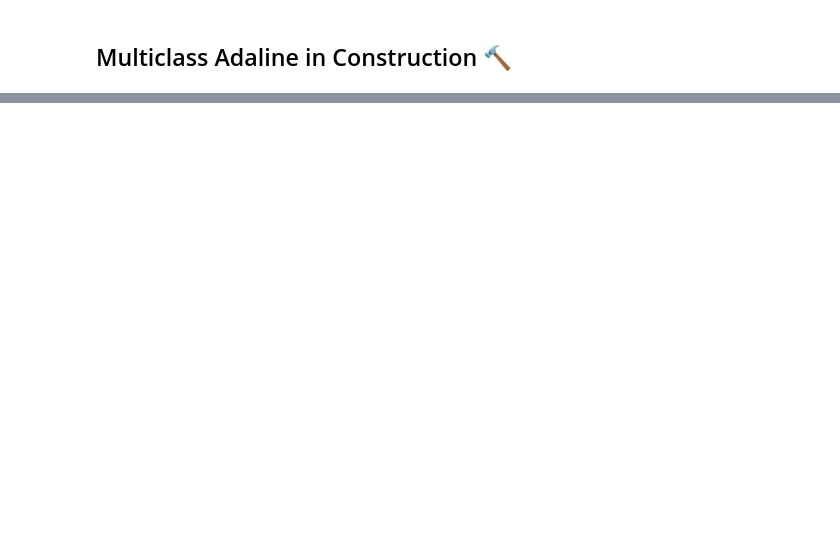
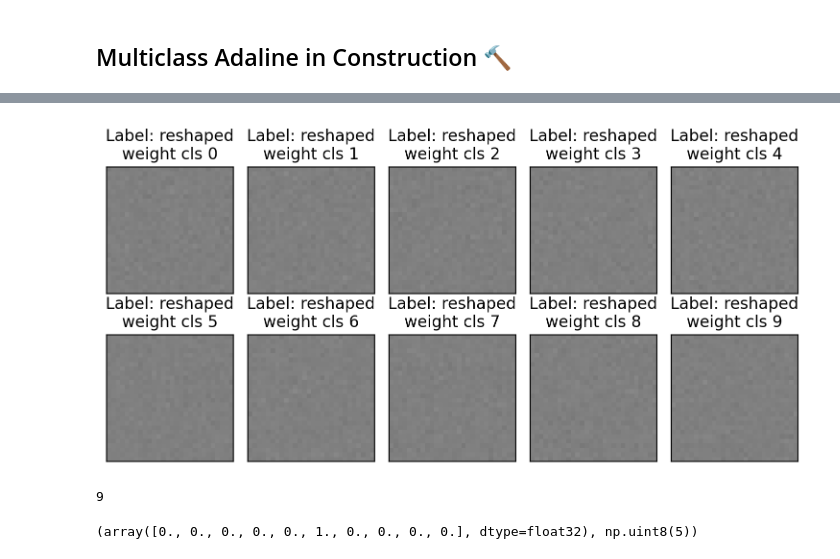
Before and after one commit to lukasGeisseler/Neural_Networks_in_Numpy, a Jupyter notebook: 03_Adaline.ipynb, the cells around one changed output, grey strips where cells are left out. Cells and saved outputs as stored; diff of their text form; code cells hidden in the pictures; blank space fills up the shorter version.

```diff
--- a/03_Adaline.ipynb
+++ b/03_Adaline.ipynb
@@ -287,0 +366,47 @@ plot_examples(
+# %%
+plot_examples(
+    initialize_randn_weights(784, 10, 0, 0.5, 0.01).reshape(10, 28, 28),
+    [f"reshaped\nweight cls {i}" for i in range(10)],
+    num_col=5,
+    num_row=2,
+    vmin=0,
+    vmax=1,
+)
+# %% [output]
+[figure, added]
+# %%
+predict(
+    normalize(train_images[0], 0, 1).flatten(),
+    weights,
+    backward=False,
+)
+# %% [output]
+9
+# %%
+def one_hot_encoding(y: np.ndarray, num_labels: int = 10) -> np.ndarray:
+    """one_hot_encoding assigns the one hot encoding according to the classes.
+
+    Args:
+        y (np.ndarray): np.ndarray of the class labels
+        num_labels (int, optional): defines the number of different classes. Defaults to 10.
+
+    Returns:
+        np.ndarray: the one hot encoding as a vector for each class in the input array
+    """
+    if y.ndim == 0:
+        one_hot = np.zeros(num_labels, dtype=np.float32)
+        one_hot[y] = 1.0
+    else:
+        one_hot = np.zeros(
+            (num_labels, y.shape[0]), dtype=np.float32
+        )  # TODO: why float16 here, would it be enough to use int.
+
+        for i, val in enumerate(y):
+            one_hot[val, i] = 1.0
+
+    return one_hot
+
+
+one_hot_encoding(train_labels[0], 10), train_labels[0]
+# %% [output]
+(array([0., 0., 0., 0., 0., 1., 0., 0., 0., 0.], dtype=float32), np.uint8(5))
```
Also changed, not shown: parts of 17 cells of this notebook, 2 other files.
